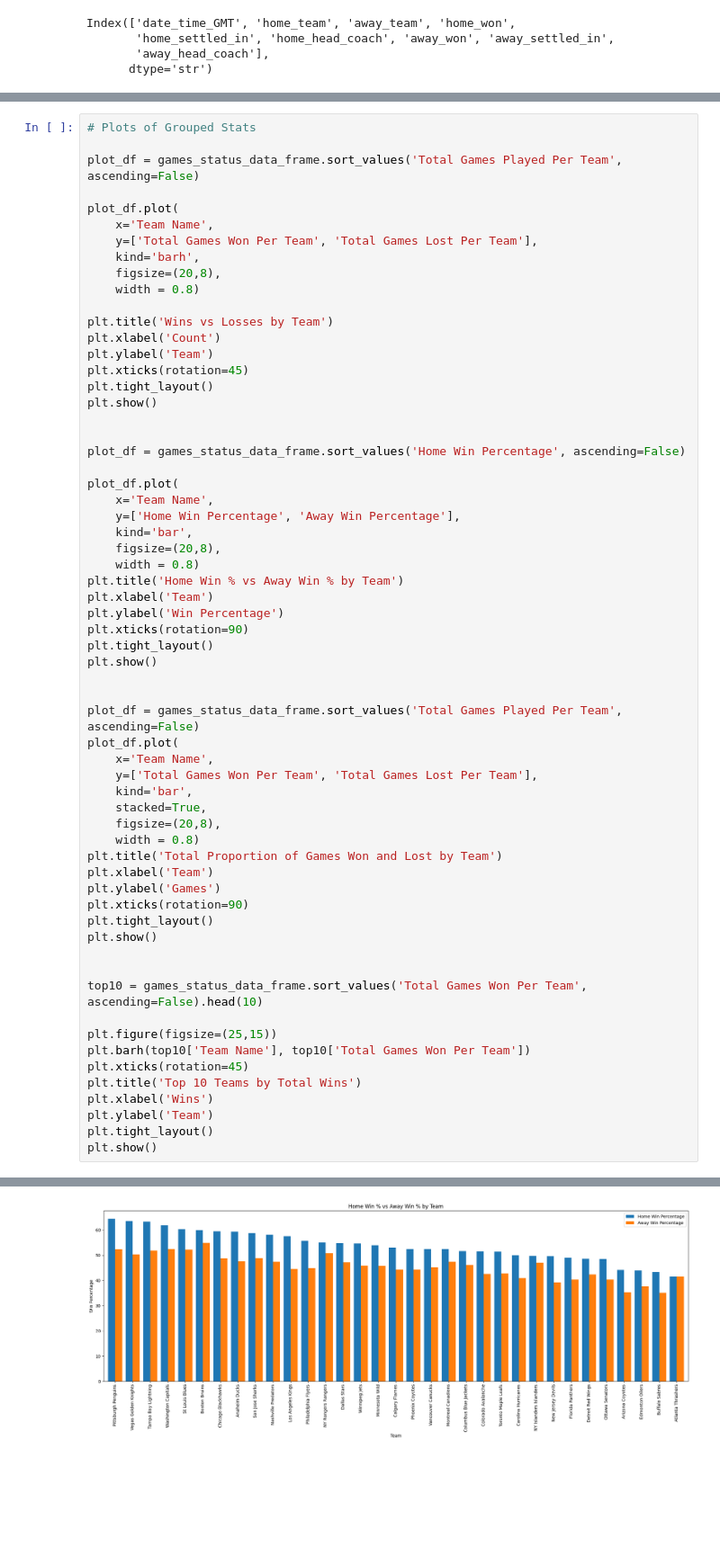
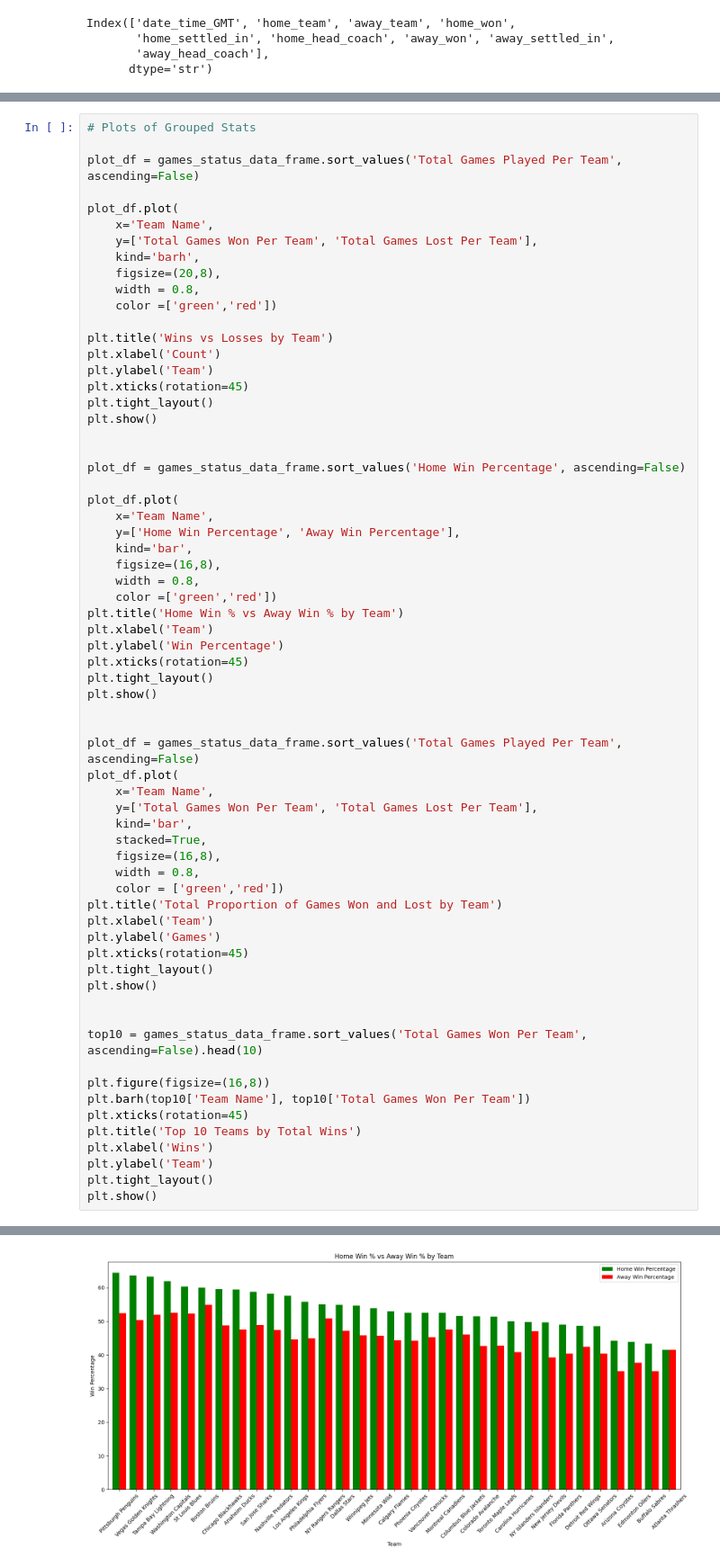
Before and after one commit to ckbaker78/homework3-, a Jupyter notebook: FINAL PROJECT /dx602_final_project.ipynb, the cells around one changed output, grey strips where cells are left out. Shown at 90% size. Drawn from its saved outputs; the diff is of its cells as text; blank space fills up the shorter version.

```diff
--- a/FINAL PROJECT /dx602_final_project.ipynb
+++ b/FINAL PROJECT /dx602_final_project.ipynb
@@ -493,7 +494,8 @@ plot_df.plot(
     y=['Total Games Won Per Team', 'Total Games Lost Per Team'],
     kind='barh',
     figsize=(20,8),
-    width = 0.8)
+    width = 0.8,
+    color =['green','red'])
 
 plt.title('Wins vs Losses by Team')
 plt.xlabel('Count')
@@ -509,12 +511,13 @@ plot_df.plot(
     x='Team Name',
     y=['Home Win Percentage', 'Away Win Percentage'],
     kind='bar',
-    figsize=(20,8),
-    width = 0.8)
+    figsize=(16,8),
+    width = 0.8,
+    color =['green','red'])
 plt.title('Home Win % vs Away Win % by Team')
 plt.xlabel('Team')
 plt.ylabel('Win Percentage')
-plt.xticks(rotation=90)
+plt.xticks(rotation=45)
 plt.tight_layout()
 plt.show()
 
@@ -525,19 +528,20 @@ plot_df.plot(
     y=['Total Games Won Per Team', 'Total Games Lost Per Team'],
     kind='bar',
     stacked=True,
-    figsize=(20,8),
-    width = 0.8)
+    figsize=(16,8),
+    width = 0.8,
+    color = ['green','red'])
 plt.title('Total Proportion of Games Won and Lost by Team')
 plt.xlabel('Team')
 plt.ylabel('Games')
-plt.xticks(rotation=90)
+plt.xticks(rotation=45)
 plt.tight_layout()
 plt.show()
 
 
 top10 = games_status_data_frame.sort_values('Total Games Won Per Team', ascending=False).head(10)
 
-plt.figure(figsize=(25,15))
+plt.figure(figsize=(16,8))
 plt.barh(top10['Team Name'], top10['Total Games Won Per Team'])
 plt.xticks(rotation=45)
 plt.title('Top 10 Teams by Total Wins')
@@ -550 +554 @@ plt.show()
-[figure, old version]
+[figure, new version]
```
Also changed, not shown: parts of 4 cells of this notebook, 1 other file.
